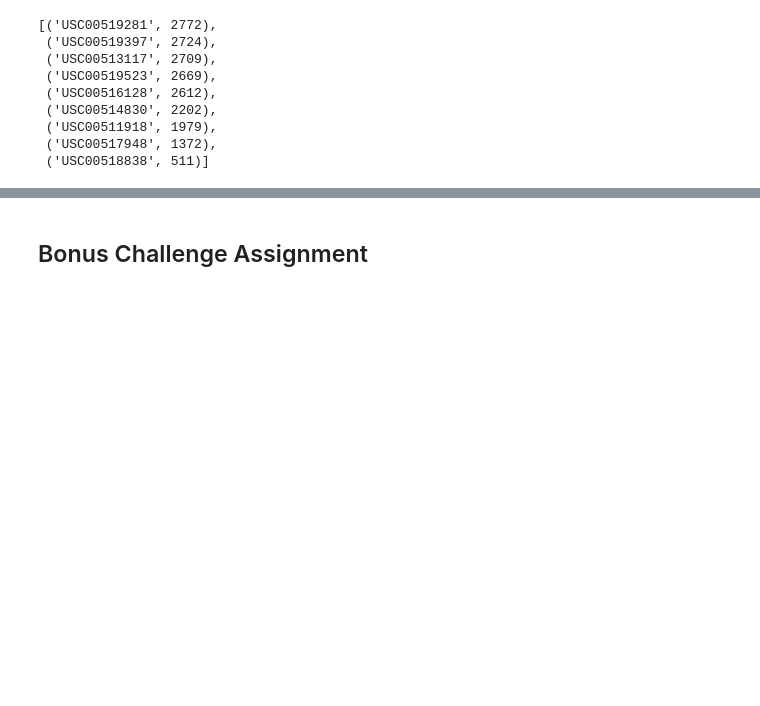
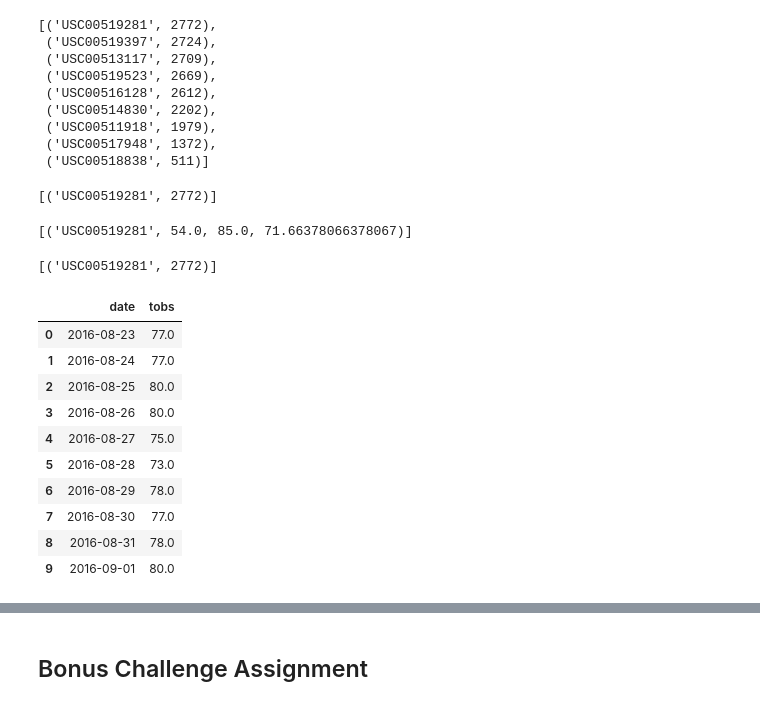
Before and after one commit to chanrce/sqlalchemy-challenge, a Jupyter notebook: Instructions/climate_starter-Copy1.ipynb, the cells around one changed output, grey strips where cells are left out. Saved outputs shown, nothing was run; the diff lists cells and outputs as text; code cells hidden in the pictures; blank space fills up the shorter version.

```diff
--- a/Instructions/climate_starter-Copy1.ipynb
+++ b/Instructions/climate_starter-Copy1.ipynb
@@ -165,7 +165,28 @@ station_entries
  ('USC00511918', 1979),
  ('USC00517948', 1372),
  ('USC00518838', 511)]
+# %%
+#Most active station
+station_active = session.query(Measurement.station, func.count(Measurement.station)).\
+        order_by(func.count(Measurement.station).desc()).\
+        group_by(Measurement.station).limit(1).all()
+station_active
+# %% [output]
+[('USC00519281', 2772)]
 # %%
 # Using the station id from the previous query, calculate the lowest temperature recorded,
 # highest temperature recorded, and average temperature of the most active station?
+station_min = session.query(Measurement.station,func.min(Measurement.tobs), func.max(Measurement.tobs), func.avg(Measurement.tobs)).\
+                filter(Measurement.station == 'USC00519281').all()
+print(station_min)
+# %% [output]
+[('USC00519281', 54.0, 85.0, 71.66378066378067)]
+# %%
+# Choose the station with the highest number of temperature observations.
+station_max_temp_obs = session.query(Measurement.station, func.count(Measurement.tobs)).\
+        order_by(func.count(Measurement.tobs).desc()).\
+        group_by(Measurement.station).limit(1).all()
+station_max_temp_obs
+# %% [output]
+[('USC00519281', 2772)]
 # %%
@@ -173,0 +198,16 @@ station_entries
+# %%
+# Save the query results as a Pandas DataFrame
+station_9281_df = pd.read_sql_query(station_9281, session.bind)
+station_9281_df.head(10)
+# %% [output]
+|  | date | tobs |
+| 0 | 2016-08-23 | 77.0 |
+| 1 | 2016-08-24 | 77.0 |
+| 2 | 2016-08-25 | 80.0 |
+| 3 | 2016-08-26 | 80.0 |
+| 4 | 2016-08-27 | 75.0 |
+| 5 | 2016-08-28 | 73.0 |
+| 6 | 2016-08-29 | 78.0 |
+| 7 | 2016-08-30 | 77.0 |
+| 8 | 2016-08-31 | 78.0 |
+| 9 | 2016-09-01 | 80.0 |
```
Also changed, not shown: parts of 3 cells of this notebook.
